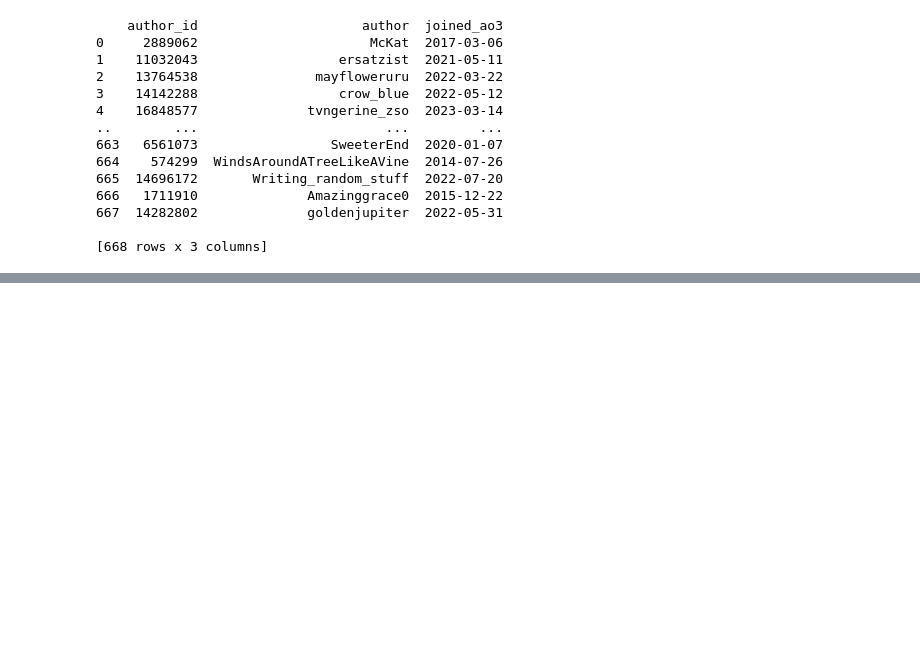
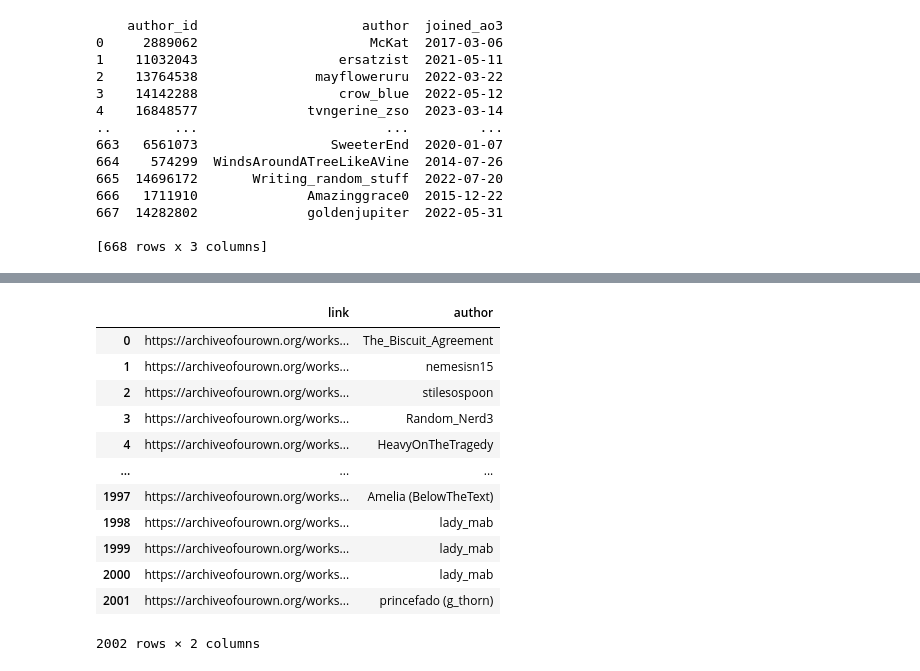
Before and after one commit to biogear13/ao3lockwood-co, a Jupyter notebook: fixingerror.ipynb, the cells around one changed output, grey strips where cells are left out. Saved outputs shown, nothing was run; the diff lists cells and outputs as text; code cells hidden in the pictures; blank space fills up the shorter version.

```diff
--- a/fixingerror.ipynb
+++ b/fixingerror.ipynb
@@ -114,0 +166,17 @@ dtype: int64
+# %%
+sample=sample[['link','author']]
+sample
+# %% [output]
+|  | link | author |
+| 0 | https://archiveofourown.org/works... | The_Biscuit_Agreement |
+| 1 | https://archiveofourown.org/works... | nemesisn15 |
+| 2 | https://archiveofourown.org/works... | stilesospoon |
+| 3 | https://archiveofourown.org/works... | Random_Nerd3 |
+| 4 | https://archiveofourown.org/works... | HeavyOnTheTragedy |
+| ... | ... | ... |
+| 1997 | https://archiveofourown.org/works... | Amelia (BelowTheText) |
+| 1998 | https://archiveofourown.org/works... | lady_mab |
+| 1999 | https://archiveofourown.org/works... | lady_mab |
+| 2000 | https://archiveofourown.org/works... | lady_mab |
+| 2001 | https://archiveofourown.org/works... | princefado (g_thorn) |
+2002 rows × 2 columns
```
Also changed, not shown: parts of 8 cells of this notebook, 2 other files.
